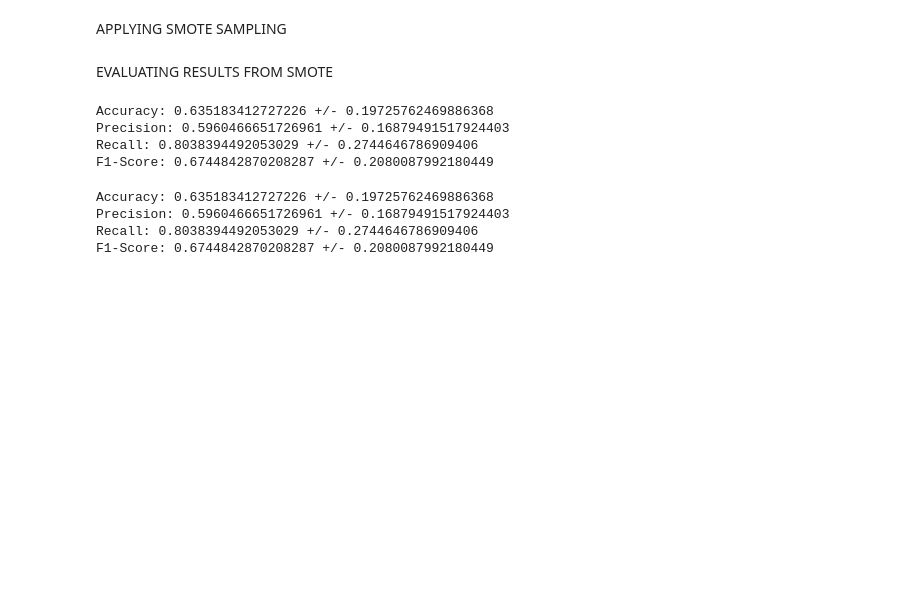
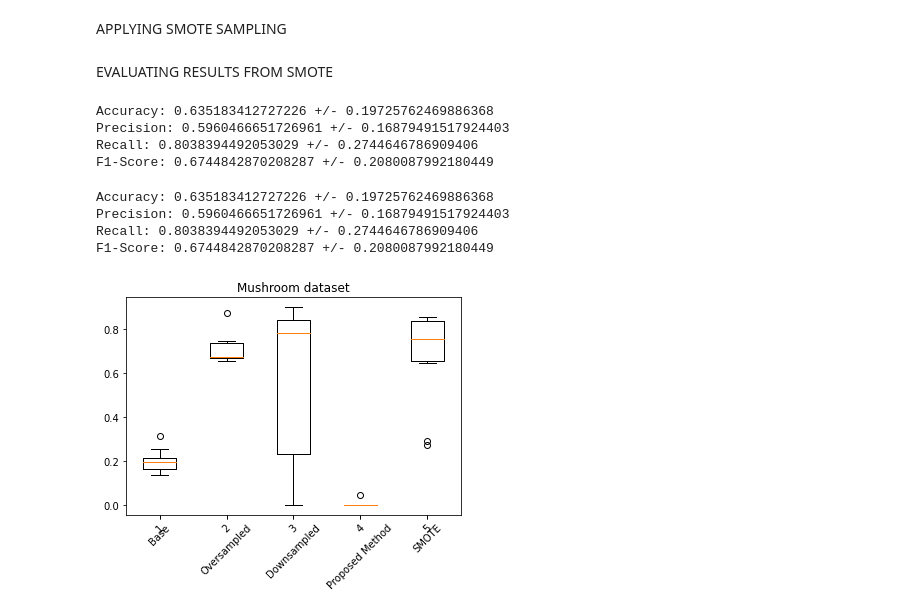
Before and after one commit to emnordi/ce888, a Jupyter notebook: Project2/Project2_Risk.ipynb, the cells around one changed output. Saved outputs shown, nothing was run; the diff lists cells and outputs as text; code cells hidden in the pictures; blank space fills up the shorter version.

```diff
--- a/Project2/Project2_Risk.ipynb
+++ b/Project2/Project2_Risk.ipynb
@@ -71,12 +72,13 @@ def evaluatePerformance(clf, features, labels):
 # %%
-#Risk dataset base scores DT
+#Risk dataset base scores DT first filling NaN values with median of column
 feat_risk = data_risk.drop('obj1', axis=1)
 for col in feat_risk.columns:
   if feat_risk[col].isnull().any():
     feat_risk[col] = feat_risk[col].fillna(feat_risk[col].median())
 feat_risk = np.array(feat_risk)
 lab_risk = np.array(data_risk['obj1'])
-evaluatePerformance(tree_clf, feat_risk, lab_risk)
+
+base = evaluatePerformance(tree_clf, feat_risk, lab_risk)
 # %% [output]
 Accuracy: 0.5392003164742425 +/- 0.18049456780350026
 Precision: 0.16305450371332567 +/- 0.04869932183168757
@@ -113,7 +115,7 @@ for col in feat_risk_test.columns:
     feat_risk_test[col] = feat_risk_test[col].fillna(feat_risk_test[col].median())
 
 lab_risk_test = data_risk_test['obj1']
-evaluatePerformance(tree_clf, feat_risk_test, lab_risk_test)
+downsampled = evaluatePerformance(tree_clf, feat_risk_test, lab_risk_test)
 # %% [output]
 Accuracy: 0.6110778443113772 +/- 0.25920069686437014
 Precision: 0.4910334294672273 +/- 0.3035462663641486
@@ -154,5 +156,5 @@ for col in feat_risk_over.columns:
 
 lab_risk_over = data_risk_over['obj1']
 
-evaluatePerformance(tree_clf, feat_risk_over, lab_risk_over)
+oversampled = evaluatePerformance(tree_clf, feat_risk_over, lab_risk_over)
 # %% [output]
@@ -257,7 +259,7 @@ smote_feat, smote_lab = sm.fit_resample(feat_risk, lab_risk)
 EVALUATING RESULTS FROM SMOTE
 # %%
 #Evaluate using decision tree
-evaluatePerformance(tree_clf, smote_feat, smote_lab)
+smote = evaluatePerformance(tree_clf, smote_feat, smote_lab)
 # %% [output]
 Accuracy: 0.635183412727226 +/- 0.19725762469886368
 Precision: 0.5960466651726961 +/- 0.16879491517924403
@@ -271,3 +273,7 @@ Accuracy: 0.635183412727226 +/- 0.19725762469886368
 Precision: 0.5960466651726961 +/- 0.16879491517924403
 Recall: 0.8038394492053029 +/- 0.2744646786909406
 F1-Score: 0.6744842870208287 +/- 0.2080087992180449
+# %%
+utils.Utils.boxplots("Mushroom dataset", base, oversampled, downsampled, f1_scores, smote)
+# %% [output]
+[figure, added]
```
Also changed, not shown: parts of 9 cells of this notebook.
